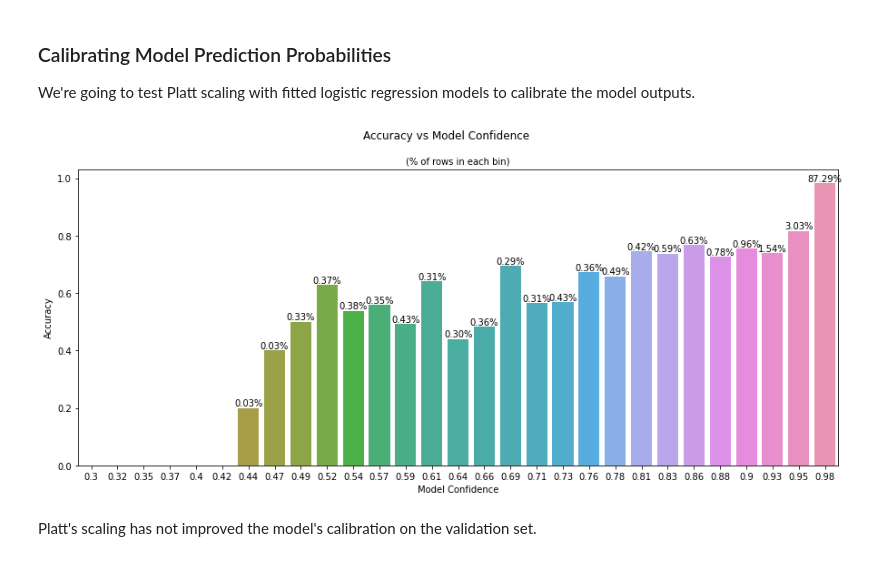
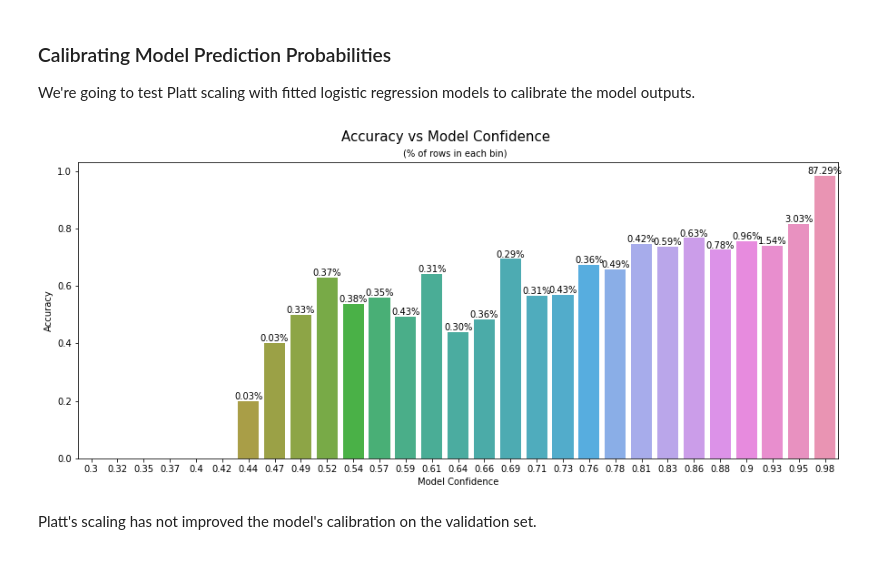
Before and after one commit to hakonmh/distilnews, a Jupyter notebook: src/sentiment-notebooks/distilbert_error_analysis.ipynb, the cells around one changed output. Cells and saved outputs as stored; diff of their text form; code cells hidden in the pictures.

```diff
--- a/src/sentiment-notebooks/distilbert_error_analysis.ipynb
+++ b/src/sentiment-notebooks/distilbert_error_analysis.ipynb
@@ -423,35 +423,35 @@ correct_preds = np.where(np.argmax(probs, axis=1) == target_labels, 1, 0)
 confidence_intervals = np.linspace(0.3, 1, 30)
 accuracy = []
 row_percentage = []
 for i in range(len(confidence_intervals) - 1):
     mask = (confidence >= confidence_intervals[i]) & (confidence < confidence_intervals[i + 1])
     if np.sum(mask) > 0:
         accuracy.append(np.mean(correct_preds[mask]))
         row_percentage.append(np.sum(mask) / len(confidence) * 100)
     else:
         accuracy.append(np.nan)
         row_percentage.append(0)
 
 # Plot accuracy vs. model confidence
 plt.figure(figsize=(15, 6))
 ax = sns.barplot(x=np.round(confidence_intervals[:-1], 2), y=accuracy)
 
 # Annotate bars with the percentage of rows in each bin
 for i, p in enumerate(ax.patches):
     ax.annotate(
         f"{row_percentage[i]:.2f}%",
         (p.get_x() + p.get_width() / 2, p.get_height()),
         ha="center",
         va="bottom",
         fontsize=10,
     )
 
 plt.xlabel("Model Confidence")
 plt.ylabel("Accuracy")
-plt.suptitle("Accuracy vs Model Confidence")
-plt.title("(% of rows in each bin)", fontsize=10)
+plt.suptitle("Accuracy vs Model Confidence", fontsize=15, y=0.96)
+plt.title("(% of rows in each bin)  ", fontsize=10)
 plt.show()
 # %% [output]
-[figure, old version]
+[figure, new version]
 # %% [markdown]
 Platt's scaling has not improved the model's calibration on the validation set.
```
Also changed, not shown: parts of 6 cells of this notebook.
